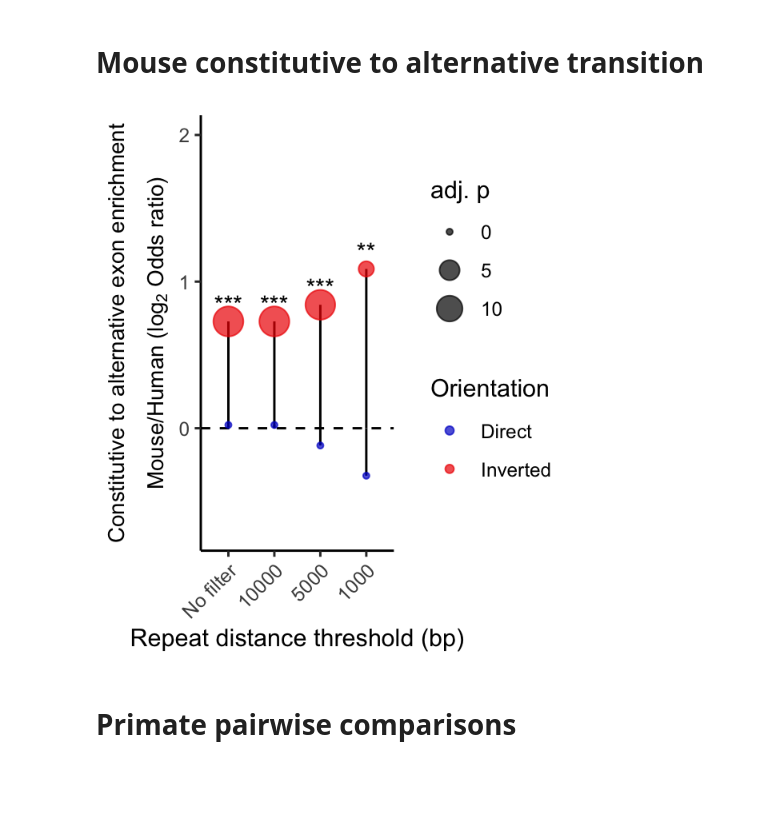
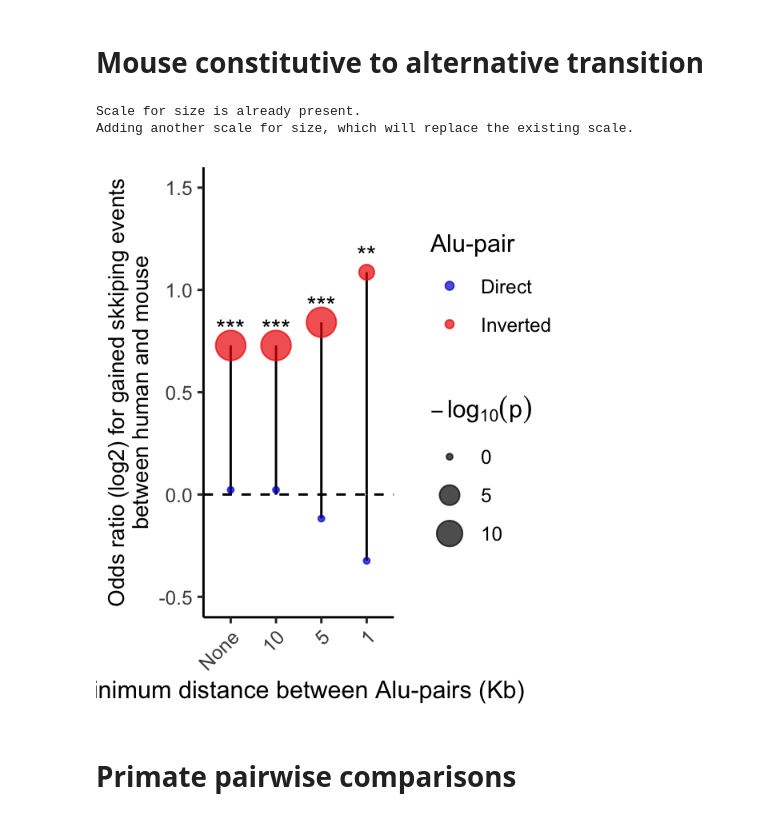
Before and after one commit to Hyunbeen-Lee/RNA_Alu_paper_figure, a Jupyter notebook: Notebooks/Figure2.ipynb, the cells around one changed output. Saved outputs shown, nothing was run; the diff lists cells and outputs as text; code cells hidden in the pictures; blank space fills up the shorter version.

```diff
--- a/Notebooks/Figure2.ipynb
+++ b/Notebooks/Figure2.ipynb
@@ -115,7 +116,7 @@ mouse_conservation$Dist_threshold <- factor(mouse_conservation$Dist_threshold,
 
 Fig2B <- ggplot(mouse_conservation) +
   geom_hline(yintercept = 0, linetype = "dashed", color = "black", size = 0.5) +
-  # vertical segments from y = 0 up to each log2(Odds_Ratio)
+
   geom_segment(aes(
       x = Dist_threshold,
       xend = Dist_threshold,
@@ -126,7 +127,6 @@ Fig2B <- ggplot(mouse_conservation) +
     size = 0.5
   ) +
 
-  # points colored by orientation, sized by –log10(adj_p_val)
   geom_point(aes(
       x = Dist_threshold,
       y = log2(Odds_Ratio),
@@ -136,47 +136,49 @@ Fig2B <- ggplot(mouse_conservation) +
     alpha = 0.7
   ) +
 
-  # significance labels (only non‐ns)
   geom_text(
     data = subset(mouse_conservation, significance != "ns"),
     aes(
       x = Dist_threshold,
       y = log2(Odds_Ratio),
       label = significance
     ),
     vjust = -0.5
   ) +
 
-  # axis labels & limits
-  xlab("Repeat distance threshold (bp)") +
-  ylab(expression(atop(
-    "Constitutive to alternative exon enrichment",
-    "Mouse/Human (log"[2]*" Odds ratio)"
-  ))) +
-  ylim(-0.7, 2) +
+  ylab("Odds ratio (log2) for gained skkiping events\nbetween human and mouse") +
+  xlab("Minimum distance between Alu-pairs (Kb)") +
 
-  # legends in desired order
+  ylim(-0.5, 1.5) +
+
   scale_colour_manual(
-    name = "Orientation",
+    name = "Alu-pair",
     values = c("Direct" = "blue3", "Inverted" = "red2"),
     guide = guide_legend(order = 2)
   ) +
   scale_size_continuous(
     name = "adj. p",
     guide = guide_legend(order = 1)
   ) +
+  scale_x_discrete(labels = c("No filter" = "None",
+                          "10000" = "10",
+                          "5000"  = "5",
+                          "1000"  = "1")) +
 
-  # classic theme + rotate x labels
+  scale_size_continuous(name = expression(-log[10](p))) +
+
   theme_classic() +
   theme(
     plot.title = element_text(hjust = 0.5),
     axis.title.y = element_text(size = 10),
     axis.text.x  = element_text(angle = 45, hjust = 1)
   )
 
 Fig2B
 # %% [output]
+Scale for size is already present.
+Adding another scale for size, which will replace the existing scale.
-[figure, old version]
+[figure, new version]
 # %% [markdown]
 # Primate pairwise comparisons
 # %%
```
Also changed, not shown: parts of 10 cells of this notebook, 1 other file.
